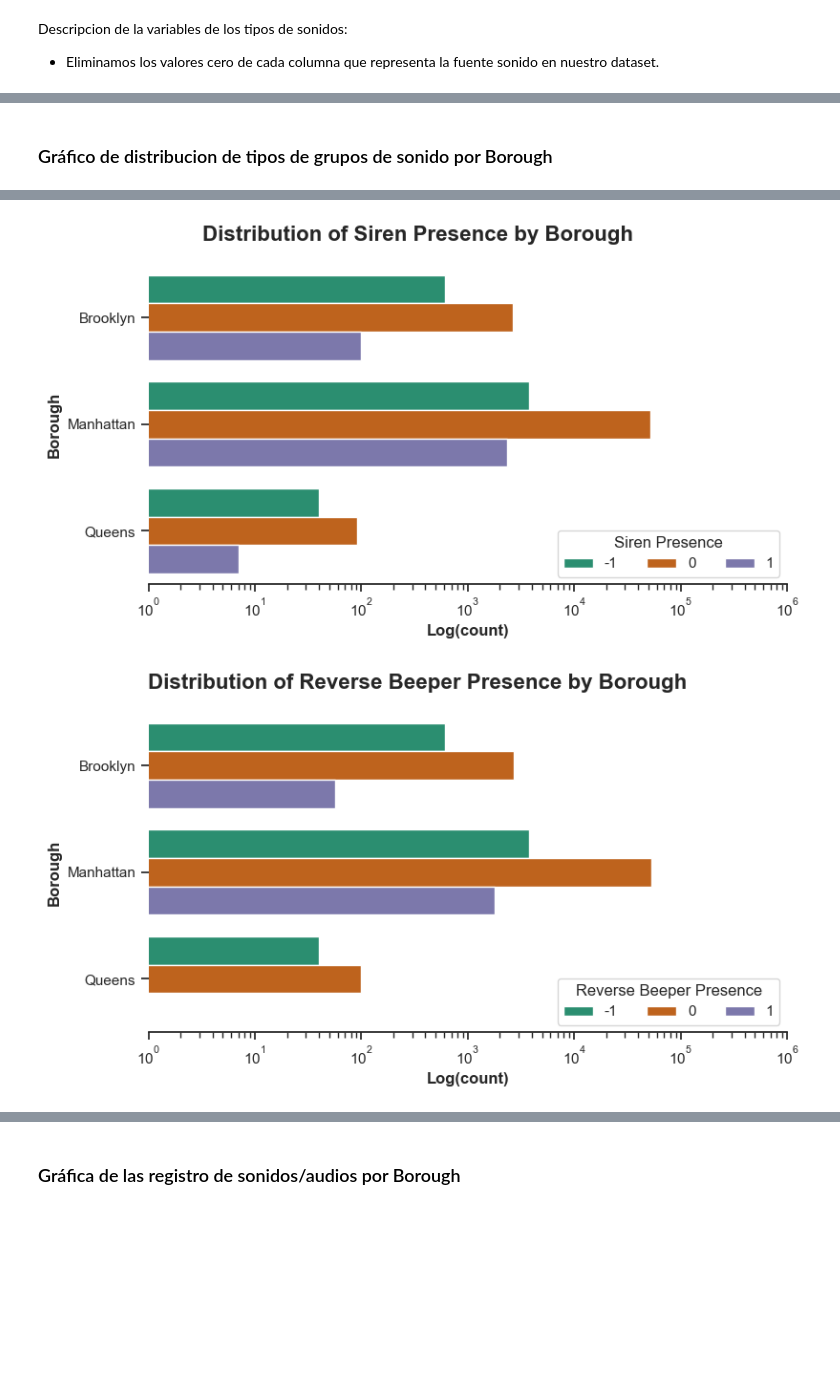
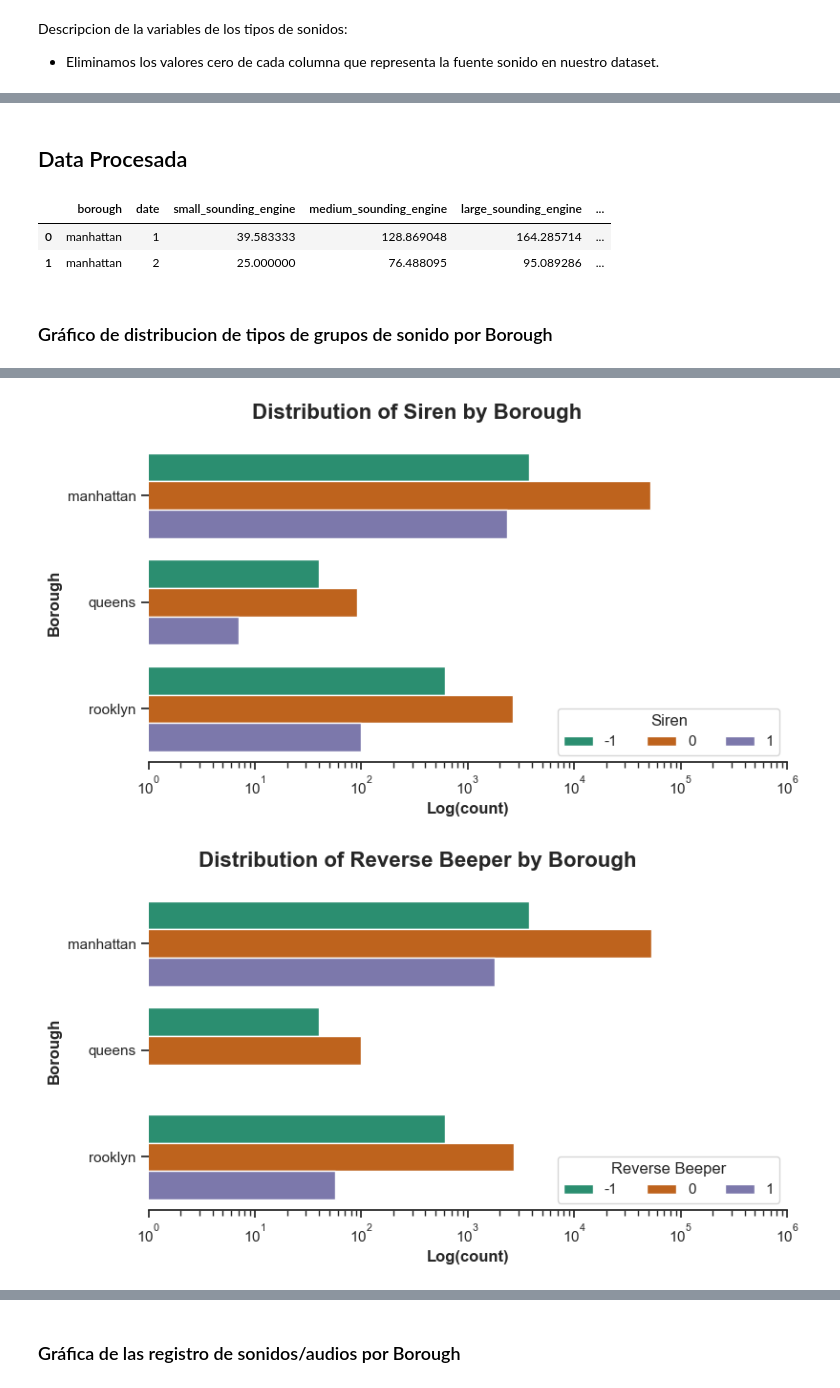
Before and after one commit to francomyburg/Proyecto_grupal_DS, a Jupyter notebook: roy/noise_pollution_ds1.ipynb, the cells around one changed output, grey strips where cells are left out. Saved outputs shown, nothing was run; the diff lists cells and outputs as text; code cells hidden in the pictures; blank space fills up the shorter version.

Commit message:
Notebook: Noise pollution dataset donwloaded and cleaned/tranformed

```diff
--- a/roy/noise_pollution_ds1.ipynb
+++ b/roy/noise_pollution_ds1.ipynb
@@ -234 +201,5 @@ array([ 3,  4,  6,  9,  7, 18, 12, 10, 13, 16, 15,  8, 19, 21, 24, 11, 30,
+# %%
+# Frecuencia porcentual de presencia de tipos de sonidos/ruidos por Borough mensualmente
+noise_pollution_v1 = (noise_pollution_v1.groupby(['borough', noise_pollution_v1['date'].dt.month]).sum().iloc[:,2:]/(24*7*4))*100
+noise_pollution_v1 = noise_pollution_v1.reset_index()
 # %%
@@ -251,6 +209,0 @@ array([ 3,  4,  6,  9,  7, 18, 12, 10, 13, 16, 15,  8, 19, 21, 24, 11, 30,
-# %%
-# Convertir la columna a un objeto de fecha y hora
-df['fecha_hora'] = pd.to_datetime(df['fecha_hora'])
-
-# Agrupar por día y contar el número de filas por día
-por_dia = df.groupby(df['fecha_hora'].dt.day)['fecha_hora'].count()
@@ -375,0 +222,3 @@ def plot_sound_presence_distribution(data):
+# %%
+# Reemplazo de los nombres de borough por el id correspondiente
+noise_pollution_v1 = replace_id_borough_by_borough(noise_pollution_v1, 'borough', 'borough_id')
@@ -376,5 +235,45 @@ def plot_sound_presence_distribution(data):
+# %% [markdown]
+## Data Procesada
+# %%
+# Lectura de la dataprocesada
+noise_pollution_proc = pd.read_parquet(proc_data_dir('noise_pollution.parquet'))
+noise_pollution_proc.head(2)
+# %% [output]
+|  | borough | date | small_sounding_engine | medium_sounding_engine | large_sounding_engine | ... |
+| 0 | manhattan | 1 | 39.583333 | 128.869048 | 164.285714 | ... |
+| 1 | manhattan | 2 | 25.000000 | 76.488095 | 95.089286 | ... |
 # %% [markdown]
 ### Gráfico de distribucion de tipos de grupos de sonido por Borough
+# %%
+
+def plot_sound_presence_distribution(data):
+    # Crear la tabla pivote
+    cols_selected = list(noise_pollution_v1.columns[2:-1])
+
+    for col in data[cols_selected].columns:
+        # Conteo agrupado por borough
+        df = data.groupby(['borough', col]).count().rename({'date':'count'}, axis=1).iloc[:,:1].reset_index()
+
+        # Crear el gráfico
+        sns.set(style="ticks")
+        sns.set_palette("Dark2")
+
+        # grafico = sns.catplot(x="borough", y="count", hue=col, data=df, kind="bar", height=4.5, aspect=1.8, legend_out=False, orient='h')
+        grafico = sns.catplot(x="count", y="borough", hue=col, data=df, kind="bar", height=4.5, aspect=1.8, legend_out=False, orient='h')
+
+        # Aplicar transformación logarítmica al eje x
+        grafico.set(xscale="log")
+        grafico.set(xticks=[1, 10, 100, 1000, 10000, 100000, 1000000]) # Establecer los ticks del eje x
+
+        grafico.set_xlabels("Log(count)", fontweight='bold')
+        grafico.set_ylabels("Borough", fontweight='bold')
+        plt.legend(title=f"{re.sub(r'[^a-zA-Z]+', ' ', col).strip().title()}", loc="lower right", ncol=3)
+
+        grafico.despine(left=True)
+        # Ajustar el título
+        plt.subplots_adjust(top=0.89)
+        grafico.fig.suptitle(f"Distribution of {re.sub(r'[^a-zA-Z]+', ' ', col).strip().title()} by Borough", fontsize=16, fontweight='bold')
+    plt.show()
 # %%
-plot_sound_presence_distribution(noise_pollution)
+plot_sound_presence_distribution(pd.read_parquet(inte_data_dir('noise_pollution.parquet')))
 # %% [output]
@@ -387,2 +286,2 @@ plot_sound_presence_distribution(noise_pollution)
-[figure, old version]
+[figure, new version]
-[figure, old version]
+[figure, new version]
```
Also changed, not shown: parts of 45 cells of this notebook.
